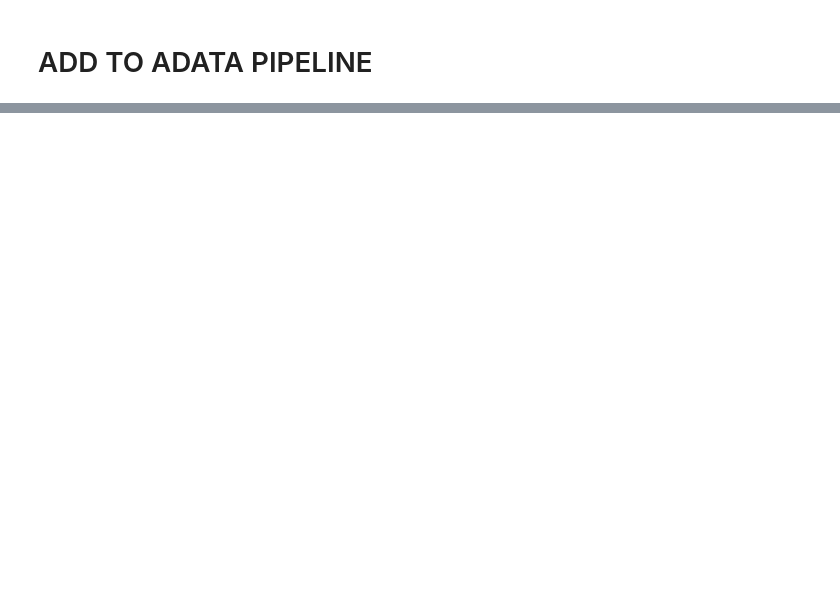
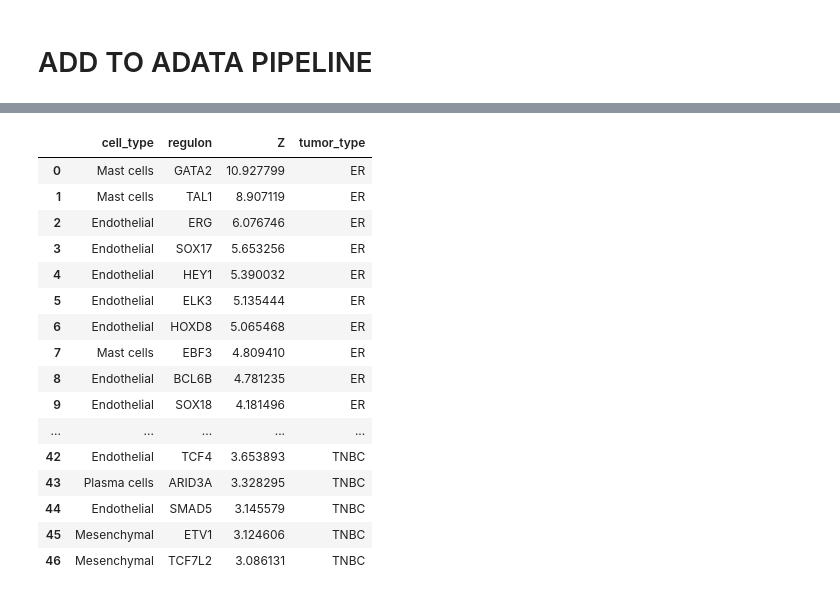
Before and after one commit to ignagarlav/Breast-Cancer-Heterogeneity, a Jupyter notebook: 04GRN/ExploreGrnResults.ipynb, the cells around one changed output, grey strips where cells are left out. Cells and saved outputs as stored; diff of their text form; code cells hidden in the pictures; blank space fills up the shorter version.

```diff
--- a/04GRN/ExploreGrnResults.ipynb
+++ b/04GRN/ExploreGrnResults.ipynb
@@ -230,6 +235,10 @@ for adata in adatas.values():
     df_results.regulon = df_results.regulon.str.replace(r'\(\+\)', '', regex=True)
     ttype = adata.obs.subtype.cat.categories[0]
     df_results_dict[ttype] = df_results
+# %%
+df_dir = os.path.join(SAVING_DIR, "df_results_dict.pkl")
+with open(df_dir, "wb") as f:
+    pickle.dump(df_results_dict, f)
 # %%
 df = df_results_dict['TNBC'].reset_index(drop=True)
 df.rename(columns={'regulon': 'TF'}, inplace=True)
@@ -318,0 +337,20 @@ ax1.set_ylabel('')
+# %%
+df_merged
+# %% [output]
+|  | cell_type | regulon | Z | tumor_type |
+| 0 | Mast cells | GATA2 | 10.927799 | ER |
+| 1 | Mast cells | TAL1 | 8.907119 | ER |
+| 2 | Endothelial | ERG | 6.076746 | ER |
+| 3 | Endothelial | SOX17 | 5.653256 | ER |
+| 4 | Endothelial | HEY1 | 5.390032 | ER |
+| 5 | Endothelial | ELK3 | 5.135444 | ER |
+| 6 | Endothelial | HOXD8 | 5.065468 | ER |
+| 7 | Mast cells | EBF3 | 4.809410 | ER |
+| 8 | Endothelial | BCL6B | 4.781235 | ER |
+| 9 | Endothelial | SOX18 | 4.181496 | ER |
+| ... | ... | ... | ... | ... |
+| 42 | Endothelial | TCF4 | 3.653893 | TNBC |
+| 43 | Plasma cells | ARID3A | 3.328295 | TNBC |
+| 44 | Endothelial | SMAD5 | 3.145579 | TNBC |
+| 45 | Mesenchymal | ETV1 | 3.124606 | TNBC |
+| 46 | Mesenchymal | TCF7L2 | 3.086131 | TNBC |
```
Also changed, not shown: parts of 39 cells of this notebook, 1 other file.
